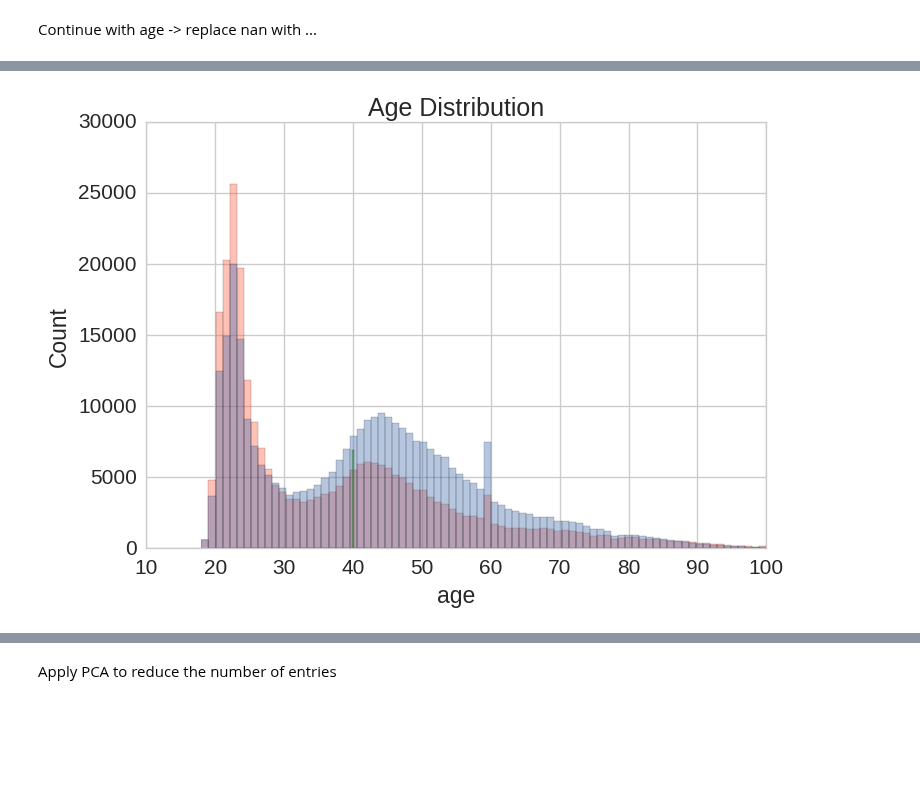
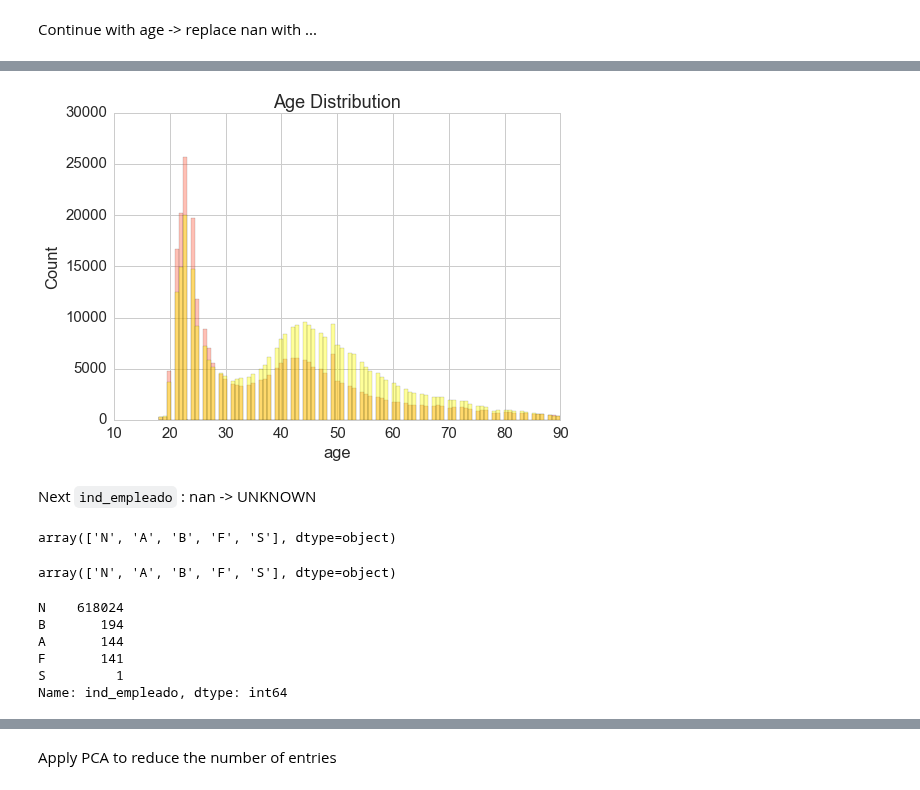
Before and after one commit to vfdev-5/SPR, a Jupyter notebook: spr_data_analysis.ipynb, the cells around one changed output, grey strips where cells are left out. Cells and saved outputs as stored; diff of their text form; code cells hidden in the pictures; blank space fills up the shorter version.

```diff
--- a/spr_data_analysis.ipynb
+++ b/spr_data_analysis.ipynb
@@ -183,0 +197,2 @@ df = train_month
+# %%
+unknown_users = df['sexo'].isnull() & df['age'].isnull() & df['ind_empleado'].isnull() & df['fecha_alta'].isnull() & df['pais_residencia'].isnull()
@@ -183,0 +225,2 @@ df = train_month
+# %%
+df.drop(df[unknown_users].index, inplace=True)
@@ -219,14 +300,14 @@ array([  35.,   23.,   22.,   24.,   65.,   28.,   25.,   26.,   53.,
 with sns.plotting_context("notebook",font_scale=1.5):
     sns.set_style("whitegrid")
     sns.distplot(df[df['sexo'] == "H"]["age"].dropna(),
-                 bins=80,
+                 bins=120,
                  kde=False,
                  color="tomato")
     sns.distplot(df[df['sexo'] == "V"]["age"].dropna(),
-                 bins=80,
+                 bins=120,
                  kde=False)
     sns.distplot(df[df['sexo'] == "UNKNOWN"]["age"].dropna(),
-                 bins=80,
+                 bins=120,
                  kde=False,
                  color="green")
     sns.plt.title("Age Distribution")
@@ -236,23 +317,30 @@ with sns.plotting_context("notebook",font_scale=1.5):
 # %%
 df.loc[df.age < 18,"age"]  = df.loc[(df.age >= 18) & (df.age <= 30),"age"].mean(skipna=True)
-df.loc[df.age > 100,"age"] = df.loc[(df.age >= 30) & (df.age <= 100),"age"].mean(skipna=True)
+df.loc[df.age > 90,"age"] = df.loc[(df.age >= 30) & (df.age <= 90),"age"].mean(skipna=True)
 df["age"].fillna(df["age"].mean(),inplace=True)
 df["age"] = df["age"].astype(int)
 # %%
 with sns.plotting_context("notebook",font_scale=1.5):
     sns.set_style("whitegrid")
     sns.distplot(df[df['sexo'] == "H"]["age"].dropna(),
-                 bins=80,
+                 bins=100,
                  kde=False,
                  color="tomato")
     sns.distplot(df[df['sexo'] == "V"]["age"].dropna(),
-                 bins=80,
-                 kde=False)
+                 bins=100,
+                 kde=False,
+                 color='yellow')
     sns.distplot(df[df['sexo'] == "UNKNOWN"]["age"].dropna(),
-                 bins=80,
+                 bins=100,
                  kde=False,
                  color="green")
     sns.plt.title("Age Distribution")
     plt.ylabel("Count")
 # %% [output]
-[figure, old version]
+[figure, new version]
+# %% [markdown]
+Next `ind_empleado` : nan -> UNKNOWN
+# %%
+df['ind_empleado'].unique()
+# %% [output]
+array(['N', 'A', 'B', 'F', 'S'], dtype=object)
@@ -258,0 +349,13 @@ with sns.plotting_context("notebook",font_scale=1.5):
+# %%
+df['ind_empleado'].unique()
+# %% [output]
+array(['N', 'A', 'B', 'F', 'S'], dtype=object)
+# %%
+df['ind_empleado'].value_counts()
+# %% [output]
+N    618024
+B       194
+A       144
+F       141
+S         1
+Name: ind_empleado, dtype: int64
```
Also changed, not shown: parts of 34 cells of this notebook.
